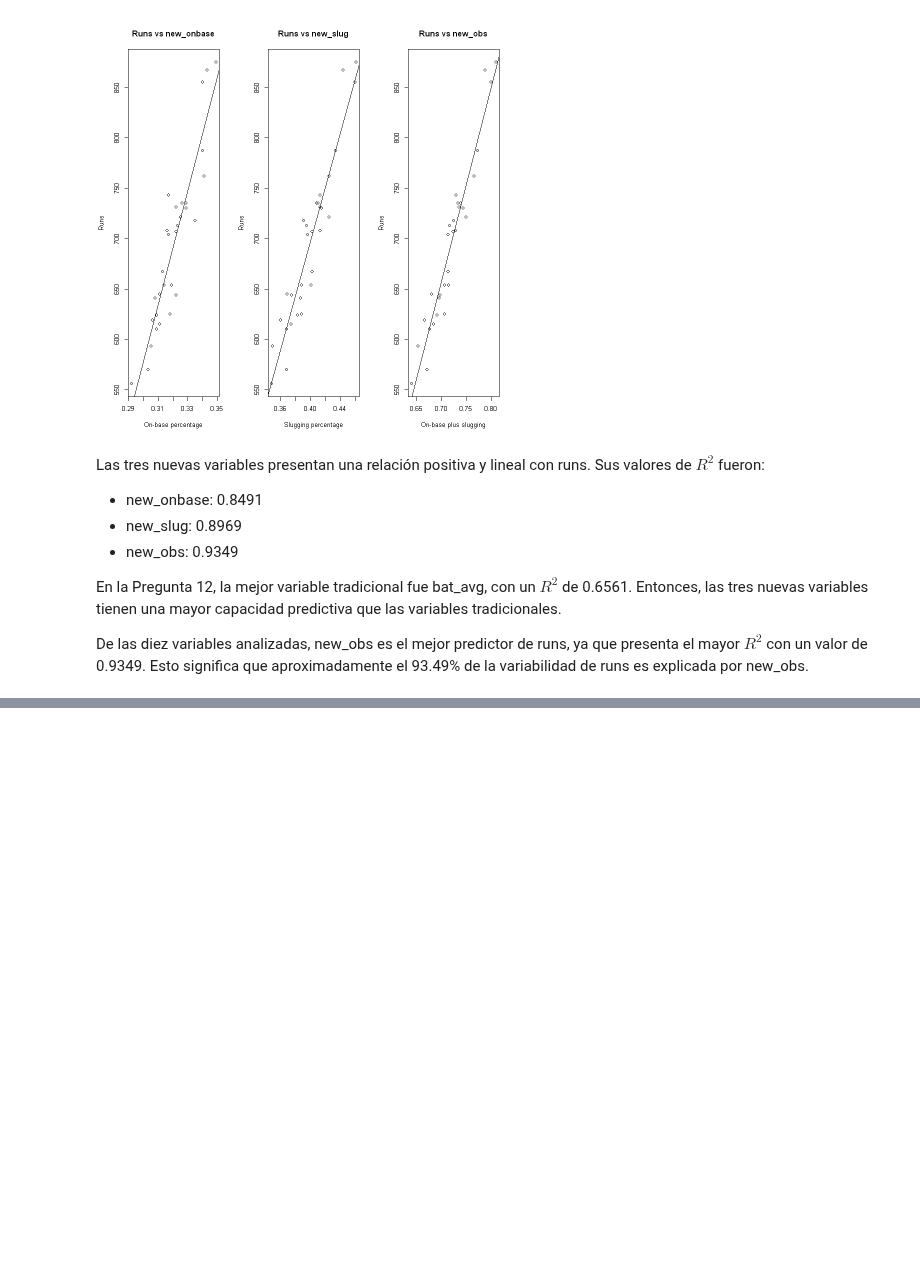
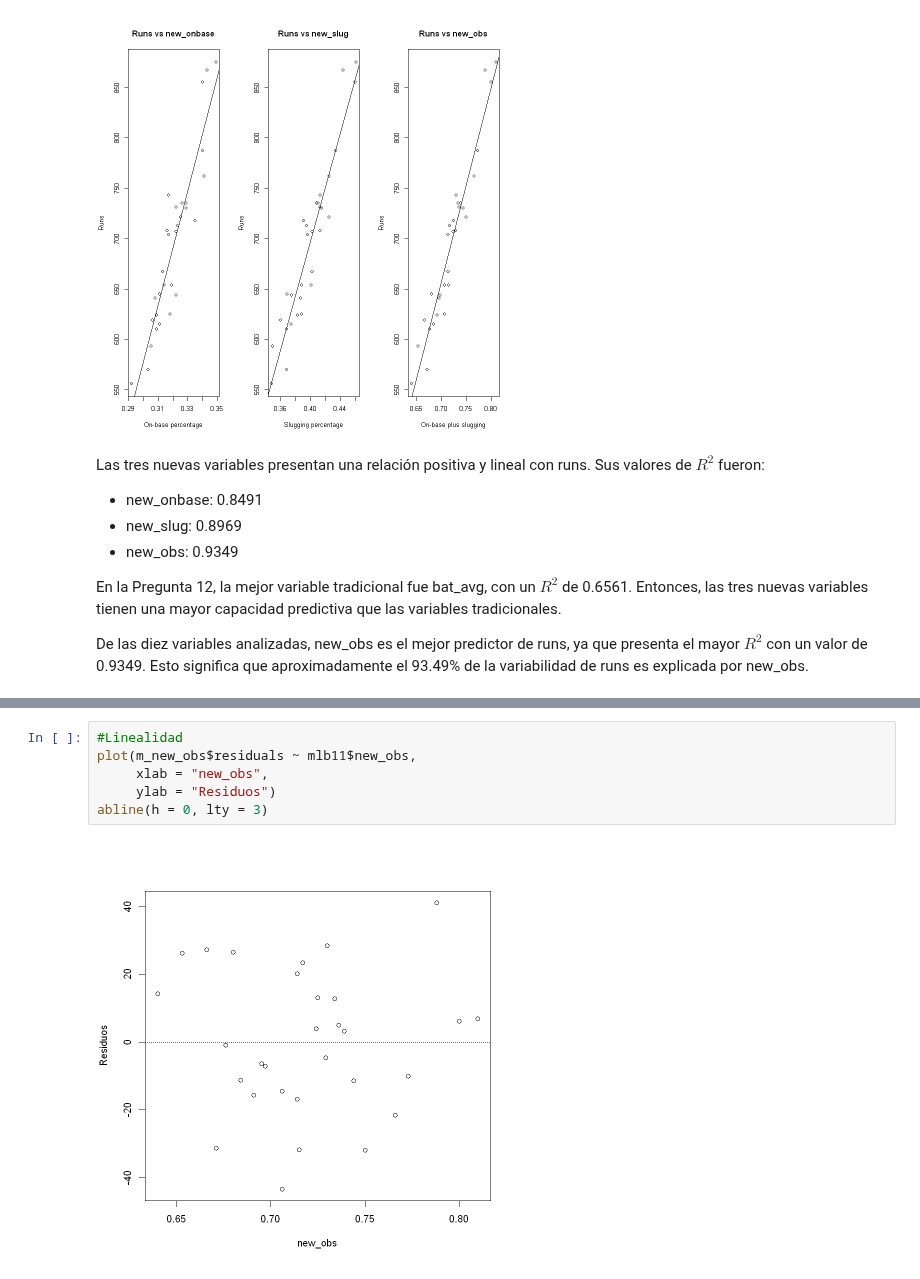
Before and after one commit to cerillo2808/Experimentos_TempName, a Jupyter notebook: AC5-Regresión-Lineal/AC5-Regresión-Lineal.ipynb, the cells around one changed output, grey strips where cells are left out. Drawn from its saved outputs; the diff is of its cells as text; blank space fills up the shorter version.

Commit message:
AC5: add graphics to q14

```diff
--- a/AC5-Regresión-Lineal/AC5-Regresión-Lineal.ipynb
+++ b/AC5-Regresión-Lineal/AC5-Regresión-Lineal.ipynb
@@ -325,0 +330,8 @@ De las diez variables analizadas, new_obs es el mejor predictor de runs, ya que
+# %%
+#Linealidad
+plot(m_new_obs$residuals ~ mlb11$new_obs,
+     xlab = "new_obs",
+     ylab = "Residuos")
+abline(h = 0, lty = 3)
+# %% [output]
+[figure, added]
```
Also changed, not shown: parts of 4 cells of this notebook.
